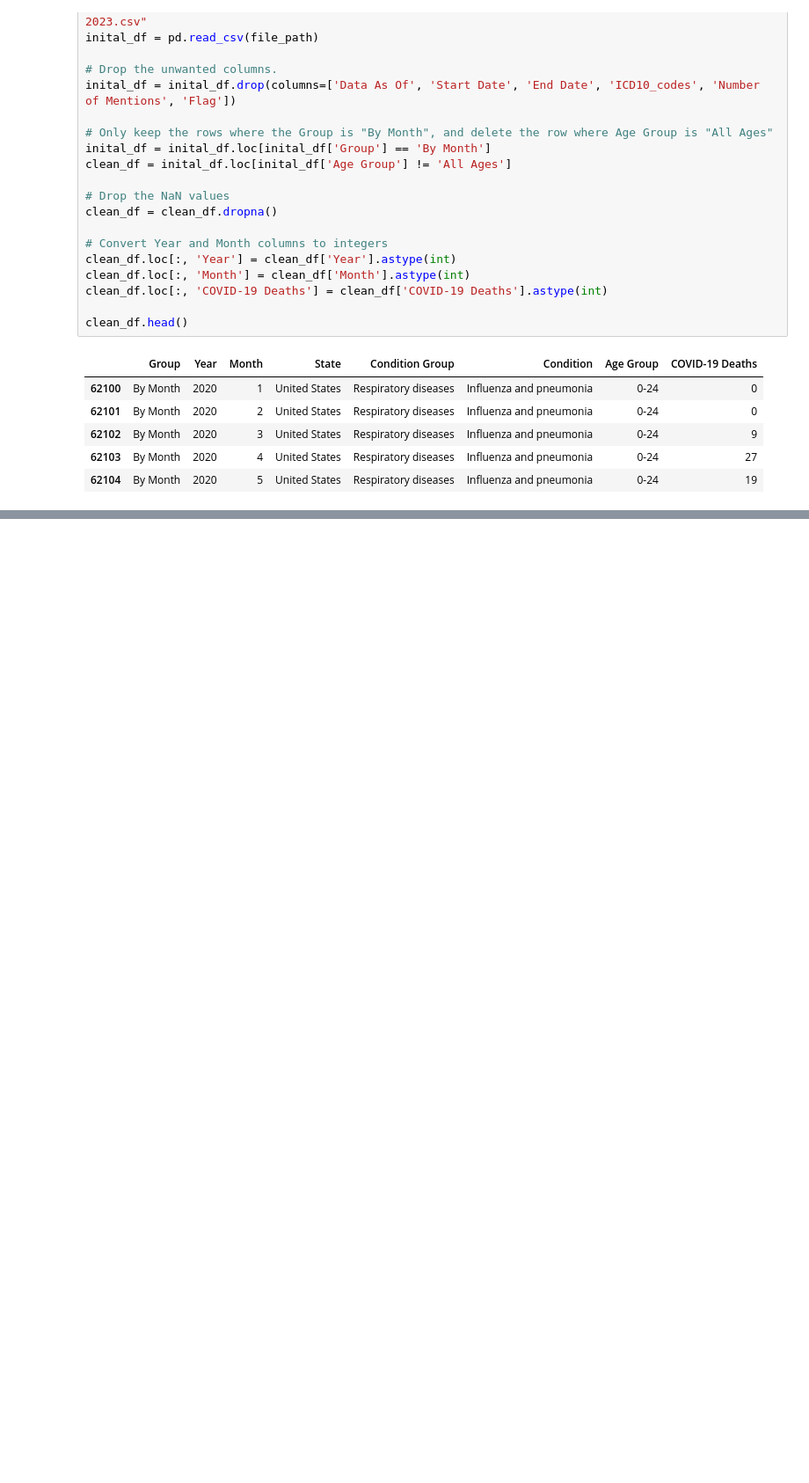
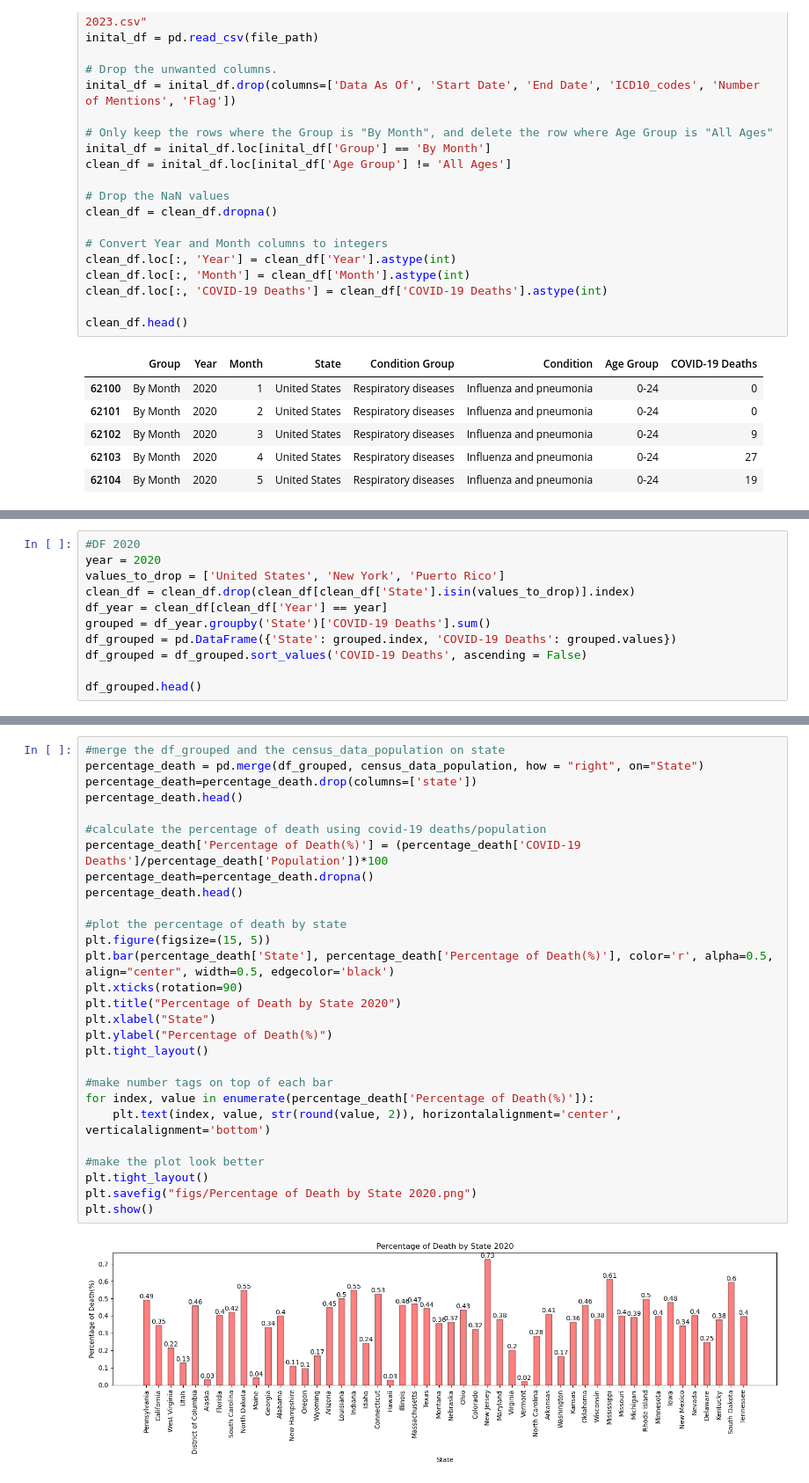
Before and after one commit to willbang548/Group_1, a Jupyter notebook: main.ipynb, the cells around one changed output, grey strips where cells are left out. Shown at 88% size. Drawn from its saved outputs; the diff is of its cells as text; blank space fills up the shorter version.

```diff
--- a/main.ipynb
+++ b/main.ipynb
@@ -32,0 +43,11 @@ clean_df.head()
+# %%
+#DF 2020
+year = 2020
+values_to_drop = ['United States', 'New York', 'Puerto Rico']
+clean_df = clean_df.drop(clean_df[clean_df['State'].isin(values_to_drop)].index)
+df_year = clean_df[clean_df['Year'] == year]
+grouped = df_year.groupby('State')['COVID-19 Deaths'].sum()
+df_grouped = pd.DataFrame({'State': grouped.index, 'COVID-19 Deaths': grouped.values})
+df_grouped = df_grouped.sort_values('COVID-19 Deaths', ascending = False)
+
+df_grouped.head()
@@ -32,0 +108,30 @@ clean_df.head()
+# %%
+#merge the df_grouped and the census_data_population on state
+percentage_death = pd.merge(df_grouped, census_data_population, how = "right", on="State")
+percentage_death=percentage_death.drop(columns=['state'])
+percentage_death.head()
+
+#calculate the percentage of death using covid-19 deaths/population
+percentage_death['Percentage of Death(%)'] = (percentage_death['COVID-19 Deaths']/percentage_death['Population'])*100
+percentage_death=percentage_death.dropna()
+percentage_death.head()
+
+#plot the percentage of death by state
+plt.figure(figsize=(15, 5))
+plt.bar(percentage_death['State'], percentage_death['Percentage of Death(%)'], color='r', alpha=0.5, align="center", width=0.5, edgecolor='black')
+plt.xticks(rotation=90)
+plt.title("Percentage of Death by State 2020")
+plt.xlabel("State")
+plt.ylabel("Percentage of Death(%)")
+plt.tight_layout()
+
+#make number tags on top of each bar
+for index, value in enumerate(percentage_death['Percentage of Death(%)']):
+    plt.text(index, value, str(round(value, 2)), horizontalalignment='center', verticalalignment='bottom')
+
+#make the plot look better
+plt.tight_layout()
+plt.savefig("figs/Percentage of Death by State 2020.png")
+plt.show()
+# %% [output]
+[figure, added]
```
Also changed, not shown: parts of 18 cells of this notebook, 7 other files.
